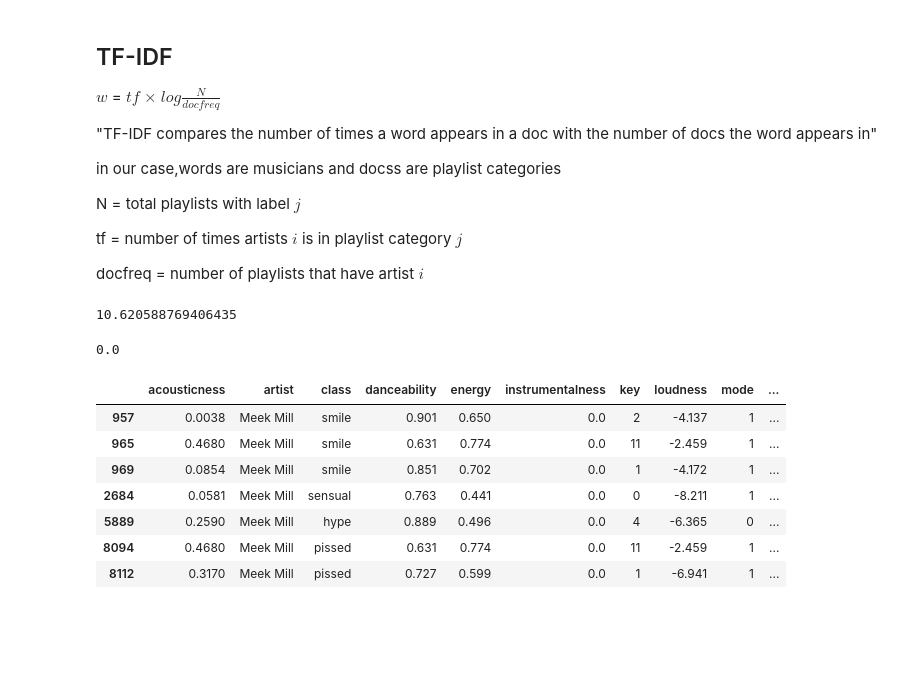
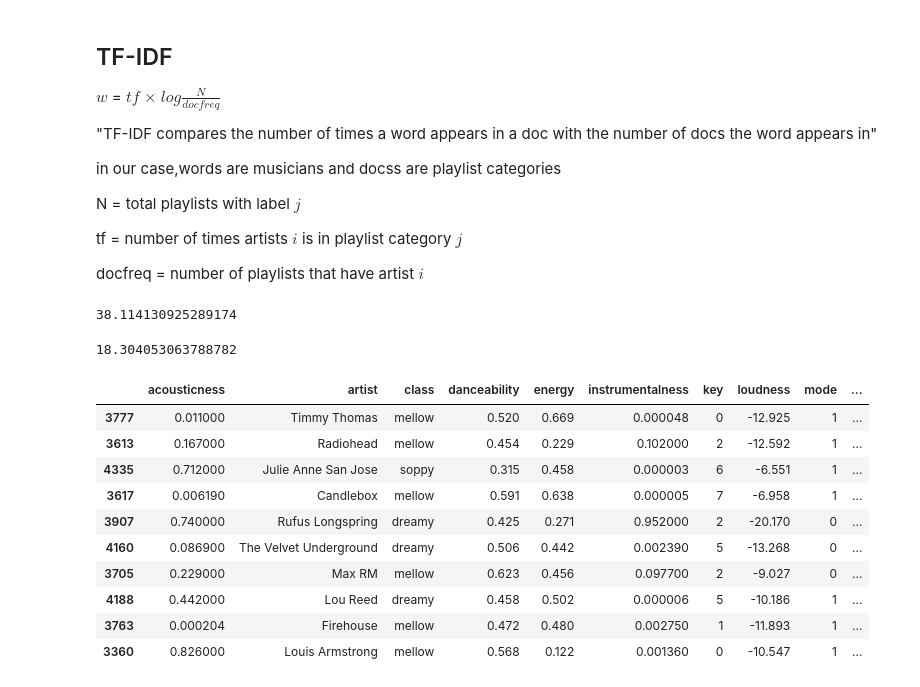
Before and after one commit to sulayman-ali/MusicMood, a Jupyter notebook: notebooks/EDA.ipynb, the cells around one changed output. Saved outputs shown, nothing was run; the diff lists cells and outputs as text; code cells hidden in the pictures; blank space fills up the shorter version.

```diff
--- a/notebooks/EDA.ipynb
+++ b/notebooks/EDA.ipynb
@@ -140,21 +126,24 @@ def tf_idf(artist,label):
     return tf * math.log(N/docfreq)
 # %%
 #example
-tf_idf("Meek Mill","wonder")
+tf_idf("Lil Uzi Vert","wonder")
 # %% [output]
-10.620588769406435
+38.114130925289174
-# %%
-tf_idf("Meek Mill","sadness")
-# %% [output]
-0.0
-# %%
-df[df.artist == "Meek Mill" ]
-# %% [output]
-|  | acousticness | artist | class | danceability | energy | instrumentalness | key | loudness | mode | ... |
-| 957 | 0.0038 | Meek Mill | smile | 0.901 | 0.650 | 0.0 | 2 | -4.137 | 1 | ... |
-| 965 | 0.4680 | Meek Mill | smile | 0.631 | 0.774 | 0.0 | 11 | -2.459 | 1 | ... |
-| 969 | 0.0854 | Meek Mill | smile | 0.851 | 0.702 | 0.0 | 1 | -4.172 | 1 | ... |
-| 2684 | 0.0581 | Meek Mill | sensual | 0.763 | 0.441 | 0.0 | 0 | -8.211 | 1 | ... |
-| 5889 | 0.2590 | Meek Mill | hype | 0.889 | 0.496 | 0.0 | 4 | -6.365 | 0 | ... |
-| 8094 | 0.4680 | Meek Mill | pissed | 0.631 | 0.774 | 0.0 | 11 | -2.459 | 1 | ... |
-| 8112 | 0.3170 | Meek Mill | pissed | 0.727 | 0.599 | 0.0 | 1 | -6.941 | 1 | ... |
+# %%
+tf_idf("Lil Uzi Vert","sadness")
+# %% [output]
+18.304053063788782
+# %%
+df[df.category == "nostalgia"].sample(10)
+# %% [output]
+|  | acousticness | artist | class | danceability | energy | instrumentalness | key | loudness | mode | ... |
+| 3777 | 0.011000 | Timmy Thomas | mellow | 0.520 | 0.669 | 0.000048 | 0 | -12.925 | 1 | ... |
+| 3613 | 0.167000 | Radiohead | mellow | 0.454 | 0.229 | 0.102000 | 2 | -12.592 | 1 | ... |
+| 4335 | 0.712000 | Julie Anne San Jose | soppy | 0.315 | 0.458 | 0.000003 | 6 | -6.551 | 1 | ... |
+| 3617 | 0.006190 | Candlebox | mellow | 0.591 | 0.638 | 0.000005 | 7 | -6.958 | 1 | ... |
+| 3907 | 0.740000 | Rufus Longspring | dreamy | 0.425 | 0.271 | 0.952000 | 2 | -20.170 | 0 | ... |
+| 4160 | 0.086900 | The Velvet Underground | dreamy | 0.506 | 0.442 | 0.002390 | 5 | -13.268 | 0 | ... |
+| 3705 | 0.229000 | Max RM | mellow | 0.623 | 0.456 | 0.097700 | 2 | -9.027 | 0 | ... |
+| 4188 | 0.442000 | Lou Reed | dreamy | 0.458 | 0.502 | 0.000006 | 5 | -10.186 | 1 | ... |
+| 3763 | 0.000204 | Firehouse | mellow | 0.472 | 0.480 | 0.002750 | 1 | -11.893 | 1 | ... |
+| 3360 | 0.826000 | Louis Armstrong | mellow | 0.568 | 0.122 | 0.001360 | 0 | -10.547 | 1 | ... |
```
Also changed, not shown: parts of 11 cells of this notebook.
